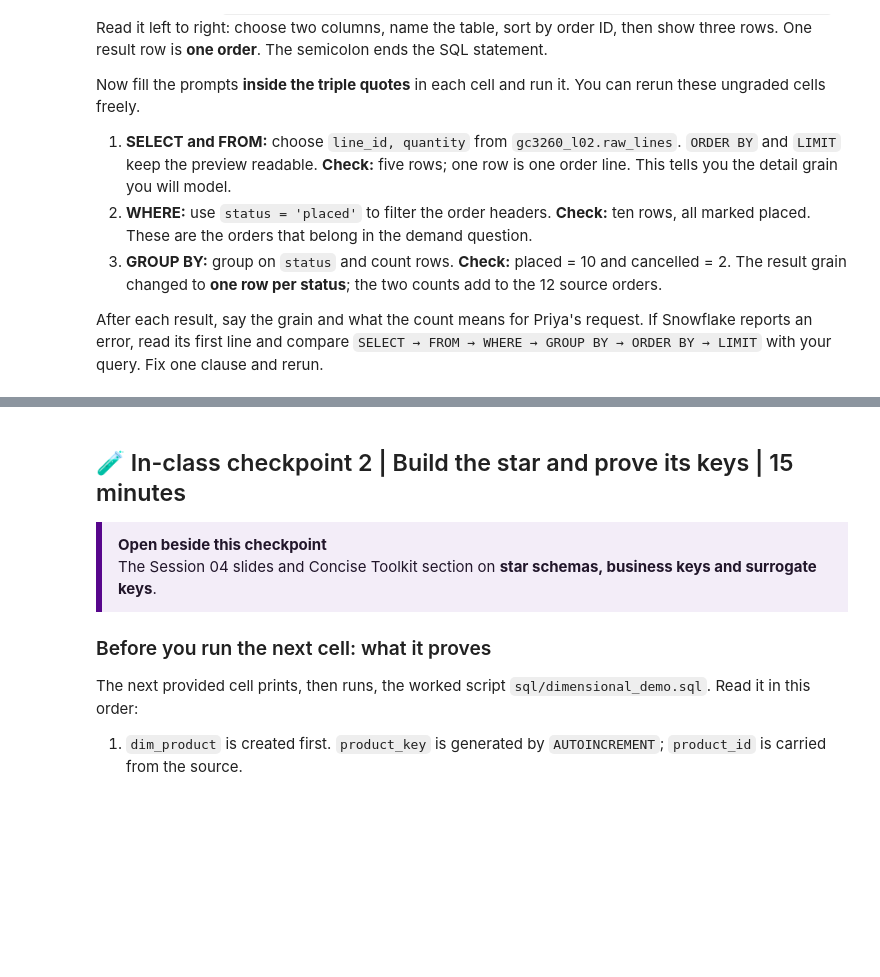
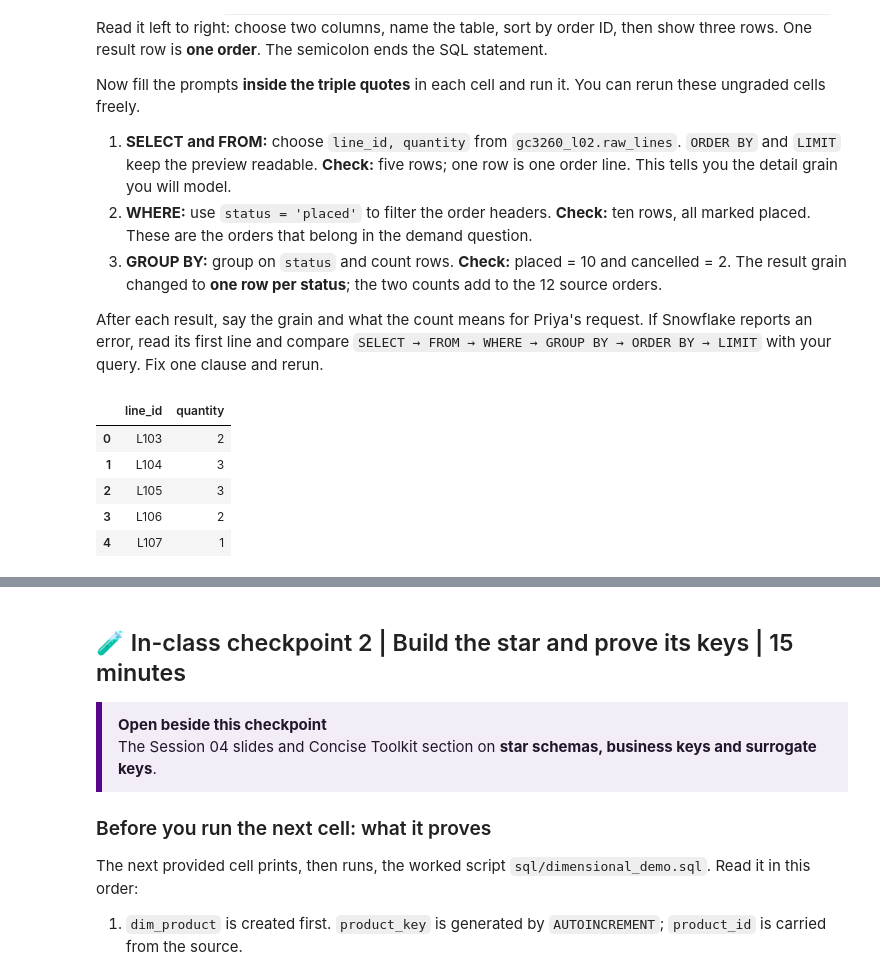
Before and after one commit to JonathanDrivas/Calibration-Detector, a Jupyter notebook: S04_LAB02_Yolande_Xia_xx2579.ipynb, the cells around one changed output, grey strips where cells are left out. Cells and saved outputs as stored; diff of their text form; code cells hidden in the pictures; blank space fills up the shorter version.

```diff
--- a/S04_LAB02_Yolande_Xia_xx2579.ipynb
+++ b/S04_LAB02_Yolande_Xia_xx2579.ipynb
@@ -478,20 +534,27 @@ After each result, say the grain and what the count means for Priya's request. I
 # %%
 # 🧪 TYPE AND RUN SQL: S04_BASIC_SELECT
 # 🎯 PURPOSE: Show five order-line IDs and their quantities.
 # Edit only the SQL inside the triple quotes. Fill every __REPLACE_ prompt,
 # then rerun this cell. You may rerun it as often as you need.
 practice_sql_text = """
 -- SQL family: DQL. Result grain: one row per order line.
-SELECT __REPLACE_WITH_LINE_ID_AND_QUANTITY__
-FROM __REPLACE_WITH_RAW_LINES_TABLE__
+SELECT line_id, quantity
+FROM gc3260_l02.raw_lines
 ORDER BY line_id
 LIMIT 5
 """
 if '__REPLACE_' in practice_sql_text:
     print('Finish the SQL prompts, then rerun this cell.')
 else:
     display(ck.SQL(practice_sql_text))
 # ✅ CHECK: 5 rows, with line_id and quantity columns.
+# %% [output]
+|  | line_id | quantity |
+| 0 | L103 | 2 |
+| 1 | L104 | 3 |
+| 2 | L105 | 3 |
+| 3 | L106 | 2 |
+| 4 | L107 | 1 |
 # %%
 # 🧪 TYPE AND RUN SQL: S04_BASIC_WHERE
 # 🎯 PURPOSE: Show only placed orders.
```
Also changed, not shown: parts of 44 cells of this notebook.
